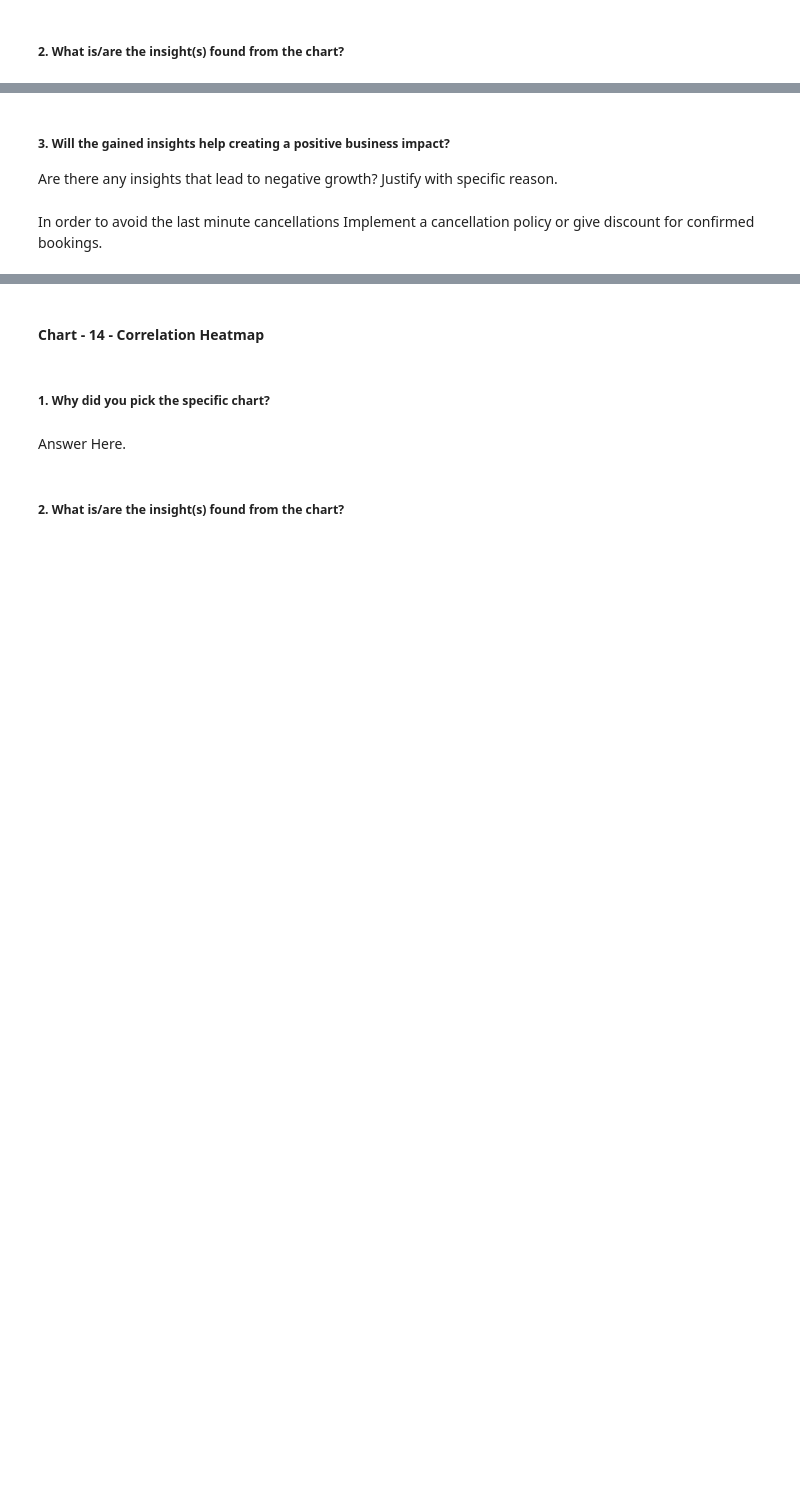
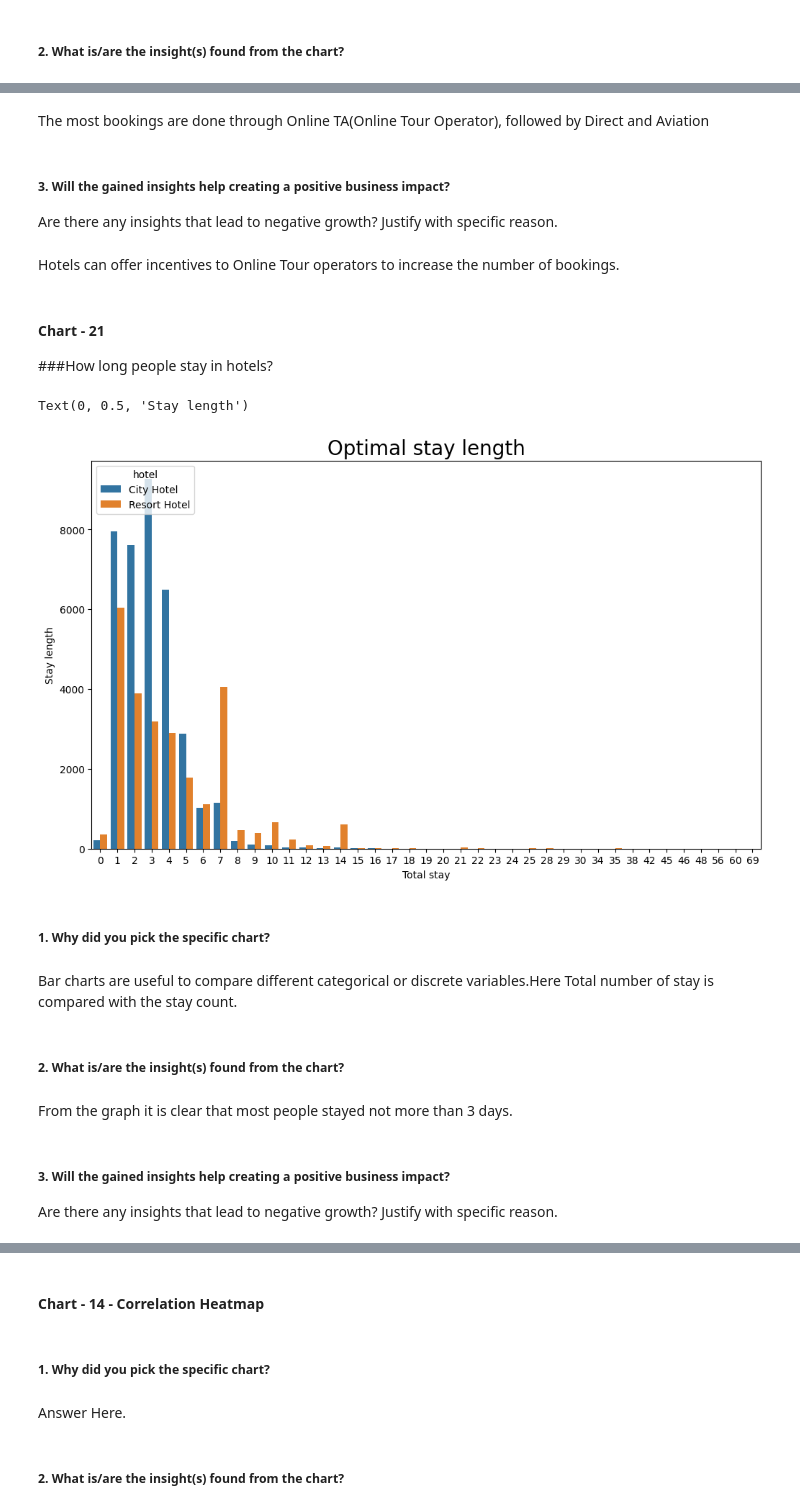
Before and after one commit to Sajeenafiza/EDA-Capstone-project, a Jupyter notebook: Copy_of_Copy_of_mine_EDA_Submission_Template.ipynb, the cells around one changed output, grey strips where cells are left out. Drawn from its saved outputs; the diff is of its cells as text; code cells hidden in the pictures; blank space fills up the shorter version.

```diff
--- a/Copy_of_Copy_of_mine_EDA_Submission_Template.ipynb
+++ b/Copy_of_Copy_of_mine_EDA_Submission_Template.ipynb
@@ -1163,5 +1167,38 @@ The most cancellations takes place in the month of August for both city and reso
+# %% [markdown]
+The most bookings are done through Online TA(Online Tour Operator), followed by Direct and Aviation
 # %% [markdown]
 ##### 3. Will the gained insights help creating a positive business impact?
 Are there any insights that lead to negative growth? Justify with specific reason.
-# %% [markdown]
-In order to avoid the last minute cancellations Implement a cancellation policy or   give discount for confirmed bookings.
+# %% [markdown]
+Hotels can offer incentives to Online Tour operators to increase the number of bookings.
+# %% [markdown]
+#### Chart - 21
+###How long people stay in hotels?
+# %%
+# Optimal stay length
+
+# Grouping df by the not cancelled customers
+dfcan=hoteldf[hoteldf['is_canceled']==0]
+
+
+st=dfcan.groupby(['hotel','total_stay']).agg('count').reset_index().rename(columns={'is_canceled':'Staycount'})
+
+sns.barplot(x=st['total_stay'],y=st['Staycount'],hue=st['hotel'])
+
+plt.title("Optimal stay length",fontsize=20)
+plt.xlabel('Hotel')
+plt.ylabel('Stay count')
+# %% [output]
+Text(0, 0.5, 'Stay length')
+[figure, added]
+# %% [markdown]
+##### 1. Why did you pick the specific chart?
+# %% [markdown]
+Bar charts are useful to compare different categorical or discrete variables.Here Total number of stay is  compared with the stay count.
+# %% [markdown]
+##### 2. What is/are the insight(s) found from the chart?
+# %% [markdown]
+From the graph it is clear that most people stayed not more than 3 days.
+# %% [markdown]
+##### 3. Will the gained insights help creating a positive business impact?
+Are there any insights that lead to negative growth? Justify with specific reason.
```
Also changed, not shown: parts of 10 cells of this notebook.
